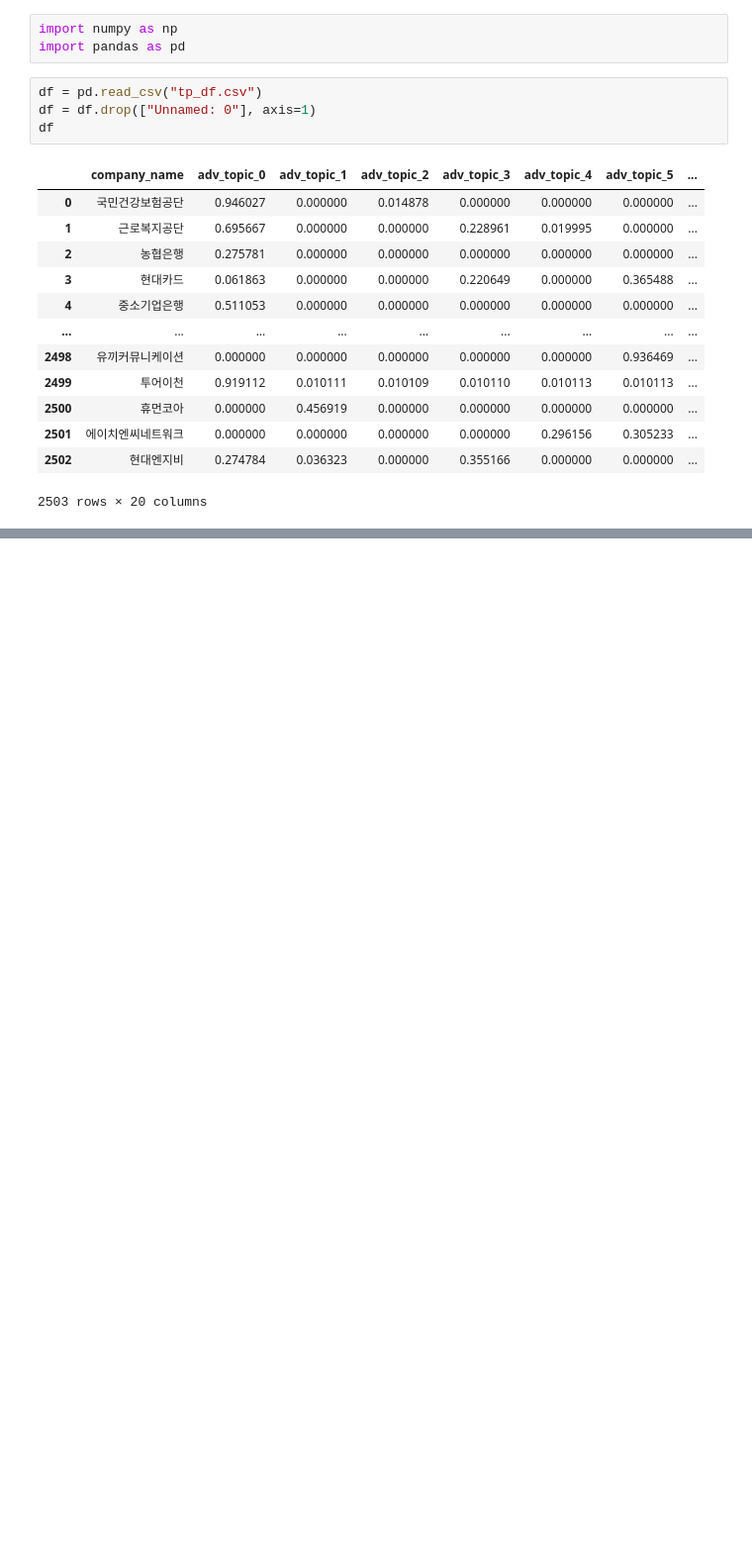
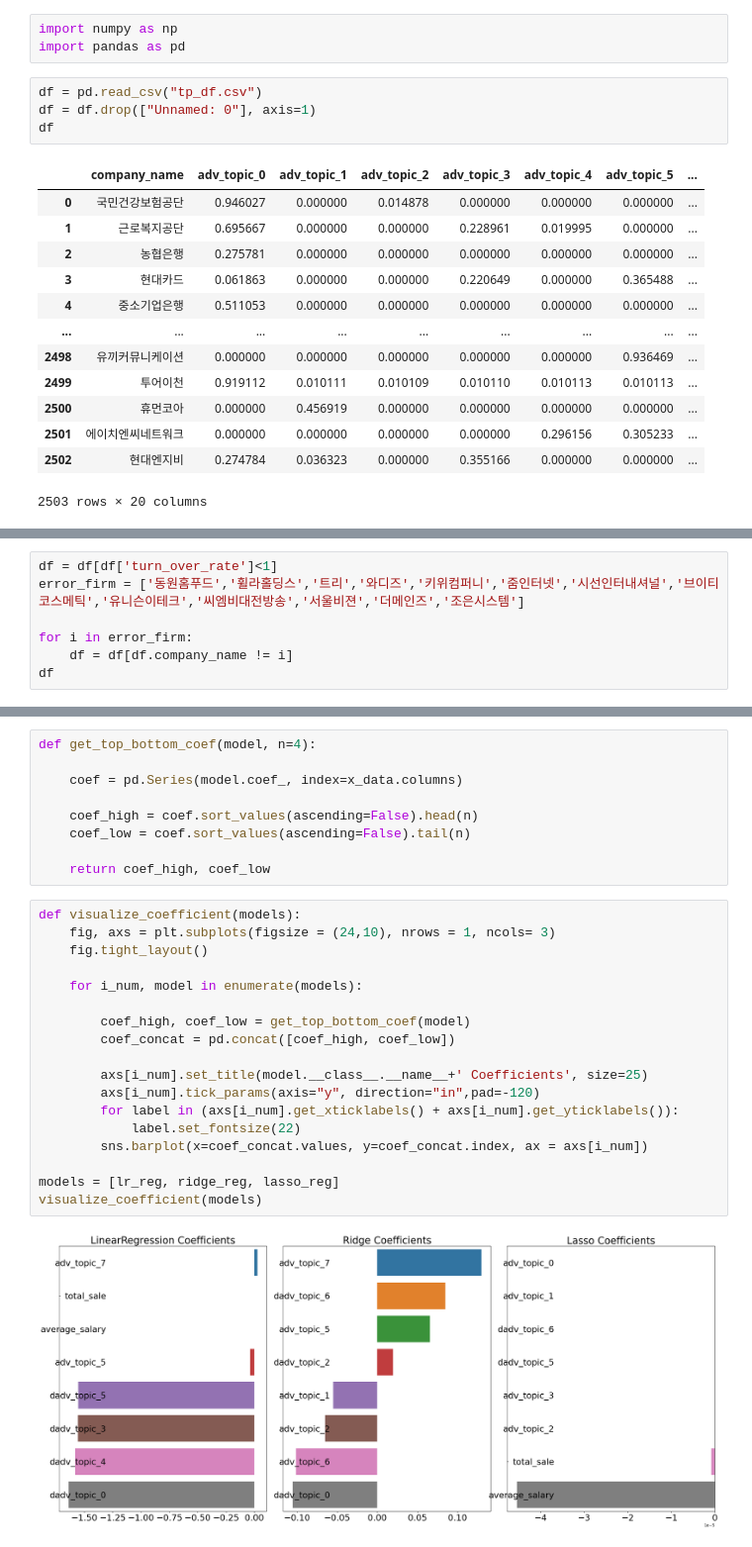
Before and after one commit to Sue-HyeongLee/SCAICO_turnover_rate, a Jupyter notebook: topic_modeling_tor_calculate_total.ipynb, the cells around one changed output, grey strips where cells are left out. Shown at 99% size. Saved outputs shown, nothing was run; the diff lists cells and outputs as text; blank space fills up the shorter version.

Commit message:
save topic_modeling ml notebook

```diff
--- a/topic_modeling_tor_calculate_total.ipynb
+++ b/topic_modeling_tor_calculate_total.ipynb
@@ -38,0 +22,7 @@ df
+# %%
+df = df[df['turn_over_rate']<1]
+error_firm = ['동원홈푸드','휠라홀딩스','트리','와디즈','키위컴퍼니','줌인터넷','시선인터내셔널','브이티코스메틱','유니슨이테크','씨엠비대전방송','서울비젼','더메인즈','조은시스템']
+
+for i in error_firm:
+    df = df[df.company_name != i]
+df
@@ -64,0 +133,29 @@ ValueError: could not convert string to float: '11.4억'
+# %%
+def get_top_bottom_coef(model, n=4):
+
+    coef = pd.Series(model.coef_, index=x_data.columns)
+
+    coef_high = coef.sort_values(ascending=False).head(n)
+    coef_low = coef.sort_values(ascending=False).tail(n)
+
+    return coef_high, coef_low
+# %%
+def visualize_coefficient(models):
+    fig, axs = plt.subplots(figsize = (24,10), nrows = 1, ncols= 3)
+    fig.tight_layout()
+
+    for i_num, model in enumerate(models):
+
+        coef_high, coef_low = get_top_bottom_coef(model)
+        coef_concat = pd.concat([coef_high, coef_low])
+
+        axs[i_num].set_title(model.__class__.__name__+' Coefficients', size=25)
+        axs[i_num].tick_params(axis="y", direction="in",pad=-120)
+        for label in (axs[i_num].get_xticklabels() + axs[i_num].get_yticklabels()):
+            label.set_fontsize(22)
+        sns.barplot(x=coef_concat.values, y=coef_concat.index, ax = axs[i_num])
+
+models = [lr_reg, ridge_reg, lasso_reg]
+visualize_coefficient(models)
+# %% [output]
+[figure, added]
```
Also changed, not shown: parts of 36 cells of this notebook.
